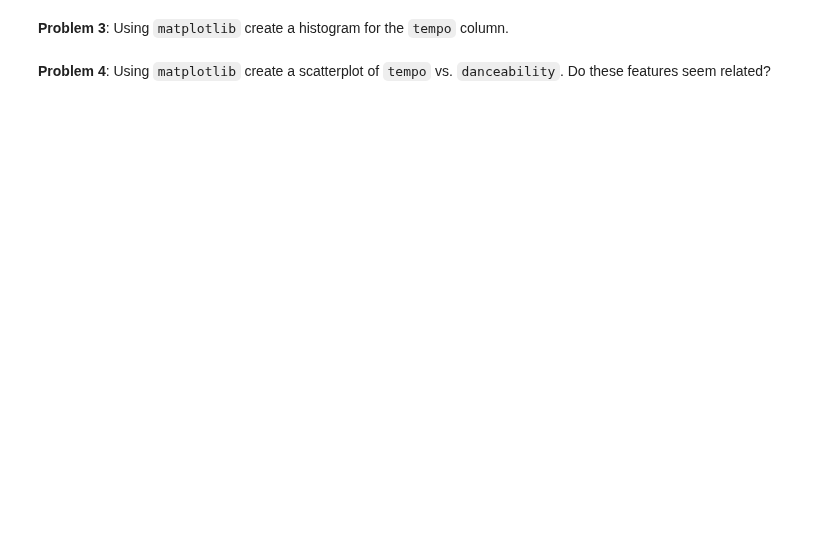
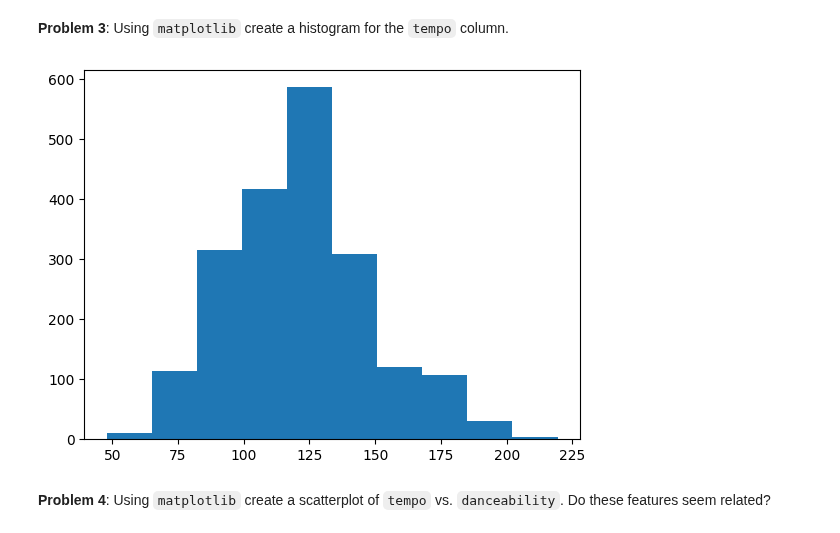
Before and after one commit to josepeon/python_dad_class, a Jupyter notebook: dad_homework_II.ipynb, the cells around one changed output. Saved outputs shown, nothing was run; the diff lists cells and outputs as text; code cells hidden in the pictures; blank space fills up the shorter version.

```diff
--- a/dad_homework_II.ipynb
+++ b/dad_homework_II.ipynb
@@ -13,5 +13,7 @@ import seaborn as sns
 Below, load in the data from the `spotify.csv` file.  Assign it to a variable `spotify` below.
 # %%
 spotify_url = 'https://raw.githubusercontent.com/jfkoehler/nyu_bootcamp_fa25/refs/heads/main/data/spotify.csv'
+# %%
+spotify = pd.read_csv(spotify_url)
 # %% [markdown]
 **Problem 2**: Who is the most frequently occurring artist in the data?
@@ -18,4 +39,9 @@ spotify_url = 'https://raw.githubusercontent.com/jfkoehler/nyu_bootcamp_fa25/ref
 # %% [markdown]
 **Problem 3**: Using `matplotlib` create a histogram for the `tempo` column.
+# %%
+plt.hist(spotify['tempo'])
+plt.show()
+# %% [output]
+[figure, added]
 # %% [markdown]
 **Problem 4**: Using `matplotlib` create a scatterplot of `tempo` vs. `danceability`.  Do these features seem related?
```
Also changed, not shown: parts of 4 cells of this notebook.
